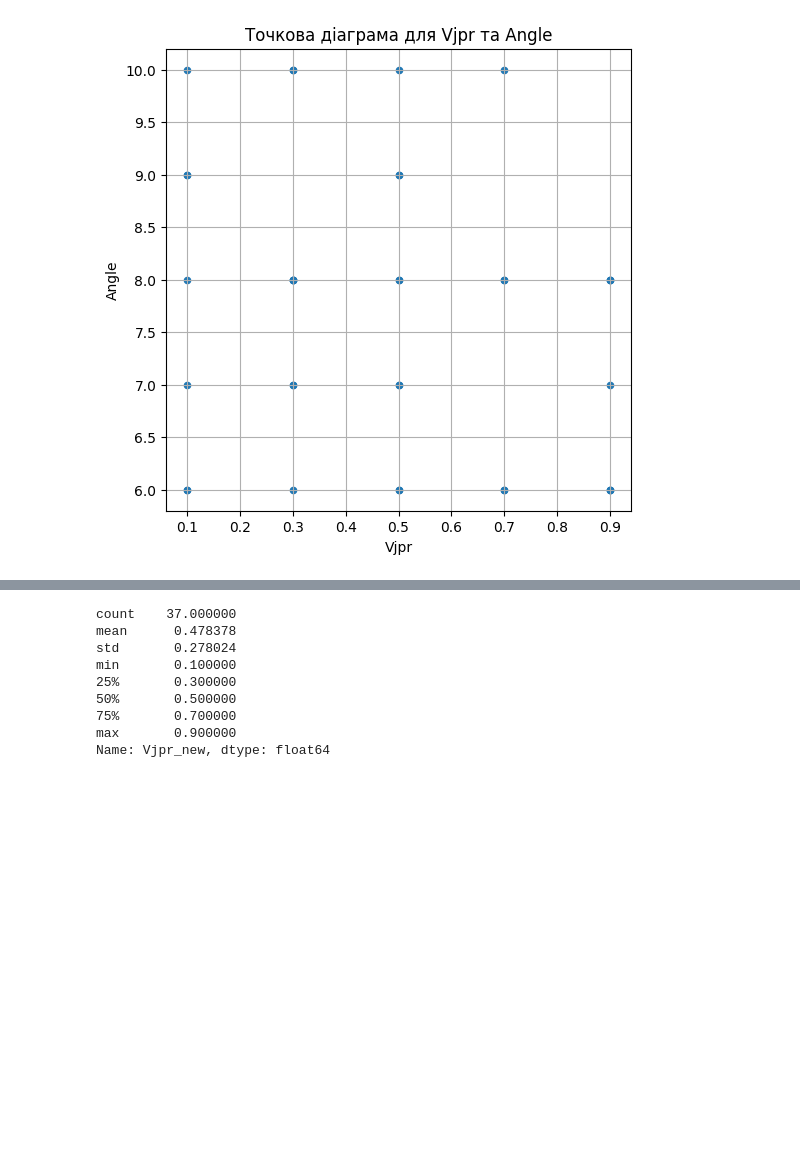
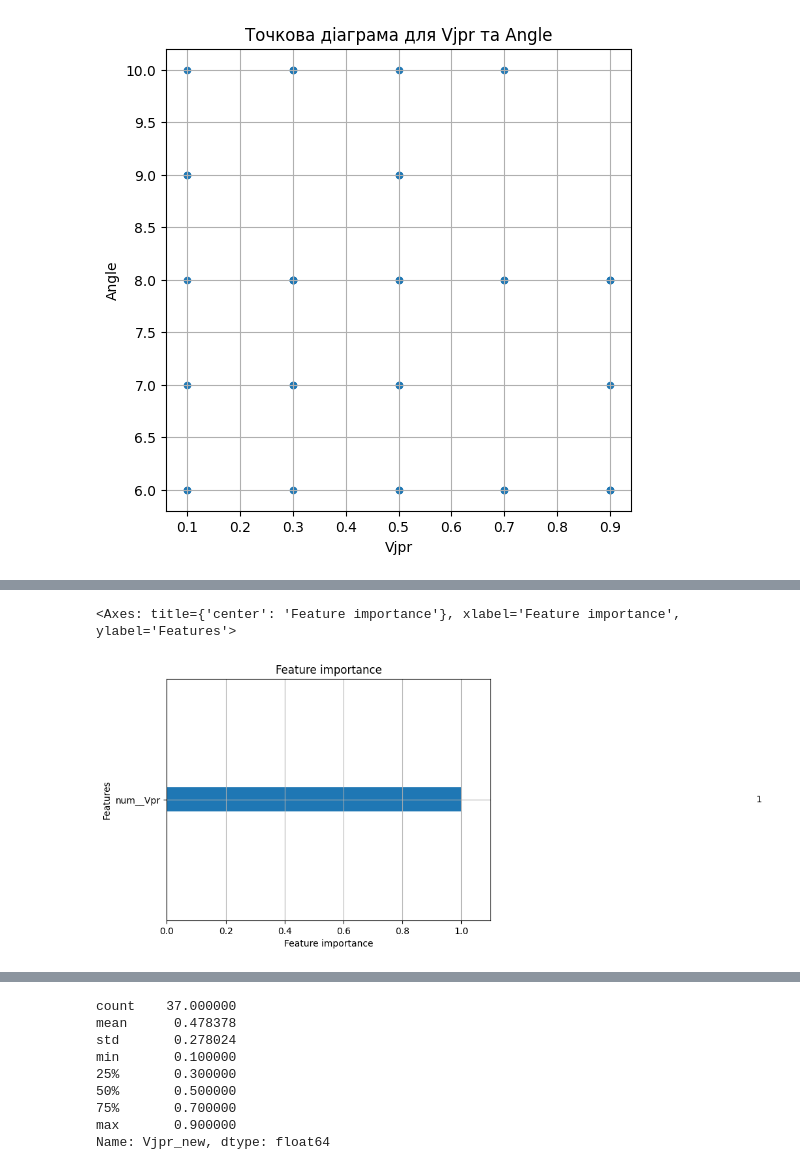
Before and after one commit to IrynaBarnych/AI_EX, a Jupyter notebook: exam/Екзамен.ipynb, the cells around one changed output, grey strips where cells are left out. Drawn from its saved outputs; the diff is of its cells as text; code cells hidden in the pictures; blank space fills up the shorter version.

```diff
--- a/exam/Екзамен.ipynb
+++ b/exam/Екзамен.ipynb
@@ -379,0 +442,3 @@ df.head()
+# %%
+y = df['Vjpr']
+X = df.drop(columns='Vjpr')
@@ -379,0 +504,8 @@ df.head()
+# %%
+
+# навчання препроцесора
+X_train = preprocessor.fit_transform(X_train)
+
+# обробка даних
+X_val = preprocessor.transform(X_val)
+X_test = preprocessor.transform(X_test)
@@ -379,0 +563,11 @@ df.head()
+# %%
+
+best_params = study.best_params
+
+model = lgb.LGBMRegressor(**best_params,
+                          n_estimator = 100,
+                          verbose=-1)
+
+model.fit(X_train, y_train,
+          eval_set=[(X_test, y_test), (X_train, y_train)],
+          eval_metric='mae')
@@ -379,0 +605,5 @@ df.head()
+# %%
+lgb.plot_importance(model)
+# %% [output]
+<Axes: title={'center': 'Feature importance'}, xlabel='Feature importance', ylabel='Features'>
+[figure, added]
```
Also changed, not shown: parts of 26 cells of this notebook.
